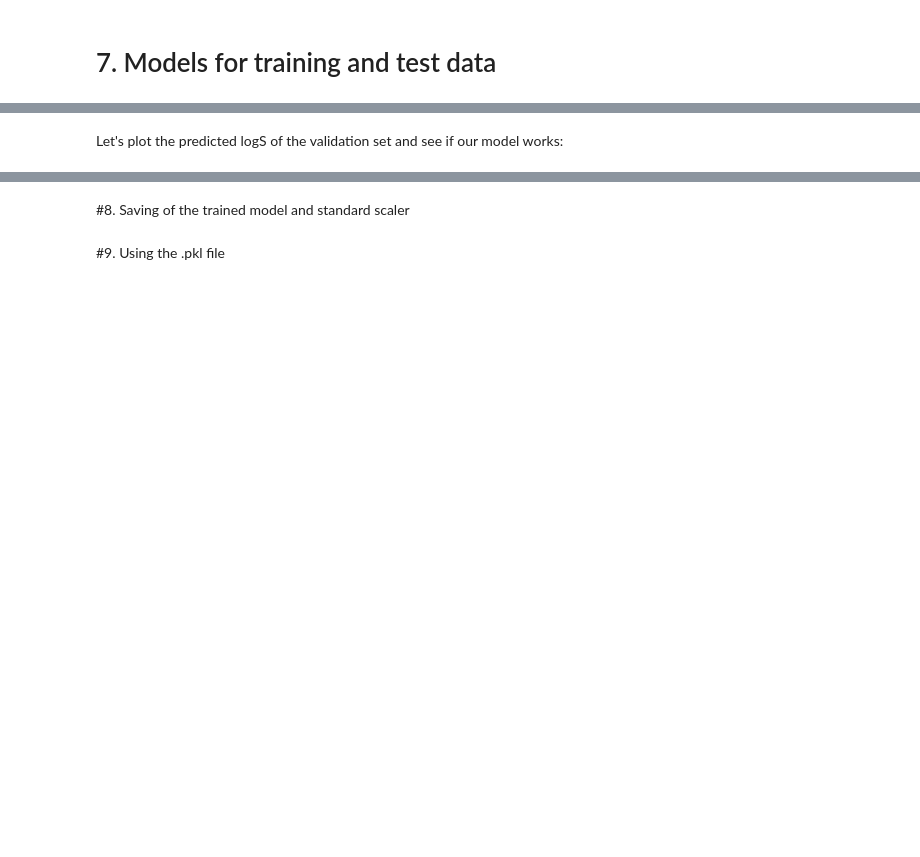
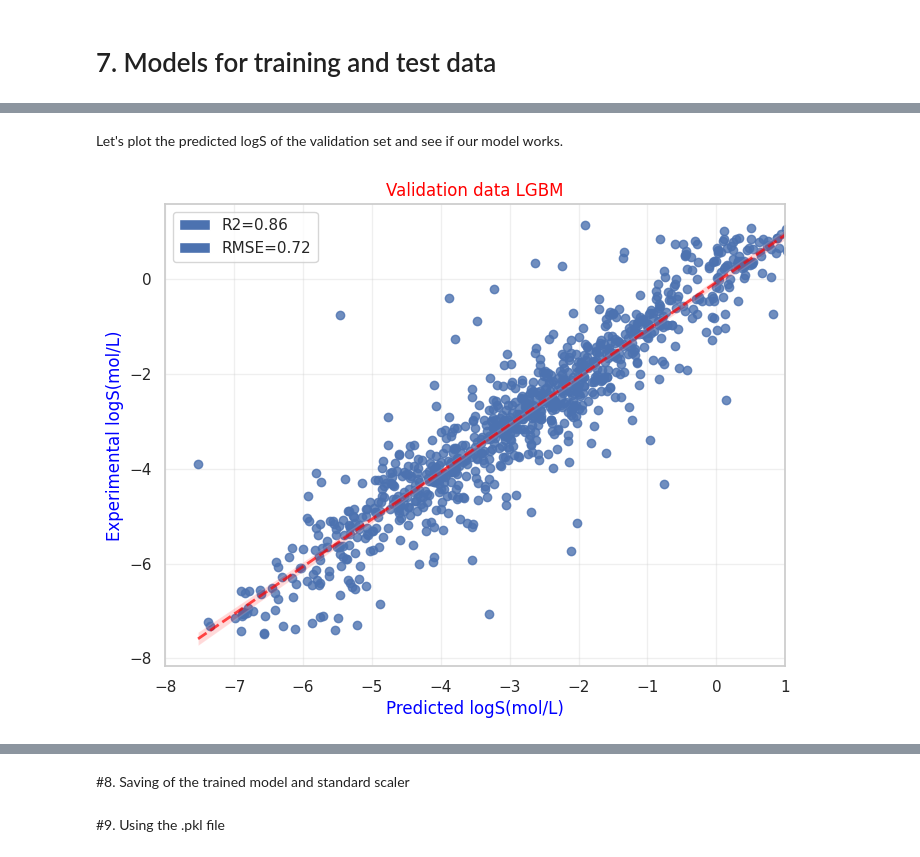
Before and after one commit to LucasCossard/WSPP_Projectppchem, a Jupyter notebook: Notebook_WSP.ipynb, the cells around one changed output, grey strips where cells are left out. Cells and saved outputs as stored; diff of their text form; code cells hidden in the pictures; blank space fills up the shorter version.

Commit message:
add download files

```diff
--- a/Notebook_WSP.ipynb
+++ b/Notebook_WSP.ipynb
@@ -471,24 +532,24 @@ To have a second regressor model we choose Random Forest for his performance in
 # %%
 # Handle missing values in x_train
-#imputer = SimpleImputer(strategy='mean')
-#x_train_imputed = imputer.fit_transform(x_train)
+imputer = SimpleImputer(strategy='mean')
+x_train_imputed = imputer.fit_transform(x_train)
 
 # Scale the input data
-#scaler = StandardScaler()
-#x_train_scaled = scaler.fit_transform(x_train_imputed)
+scaler = StandardScaler()
+x_train_scaled = scaler.fit_transform(x_train_imputed)
 
 # Define the parameter grid for grid search
-#paramsRF = {
-#    'max_depth': list(range(2, 32, 16)),
-#    'n_estimators': list(range(1, 1000, 200))
-#}
+paramsRF = {
+    'max_depth': list(range(2, 32, 16)),
+    'n_estimators': list(range(1, 1000, 200))
+}
 
 # Perform grid search with RandomForestRegressor
-#grid_searchRF = GridSearchCV(RandomForestRegressor(random_state=42),
-#                             param_grid=paramsRF, cv=5, verbose=1)
+grid_searchRF = GridSearchCV(RandomForestRegressor(random_state=42),
+                             param_grid=paramsRF, cv=5, verbose=1)
 
 # Fit the grid search to the scaled data
-#grid_searchRF.fit(x_train_scaled, y_train)
+grid_searchRF.fit(x_train_scaled, y_train)
 
 # Print the best parameters found
-#print("Optimized parameters for a RandomForestRegressor can be: ", grid_searchRF.best_params_)
+print("Optimized parameters for a RandomForestRegressor can be: ", grid_searchRF.best_params_)
@@ -740,4 +638,4 @@ def plot_data(actual, predicted, title):
     rmse = mpatches.Patch(label="RMSE={:04.2f}".format(rmse))
     plt.legend(handles=[R2, rmse])
 # %% [markdown]
-Let's plot the predicted logS of the validation set and see if our model works:
+Let's plot the predicted logS of the validation set and see if our model works.
@@ -747 +642,19 @@ plot_data(y_valid,y_preds,"Validation data LGBM")
+# %%
+from google.colab import files
+
+sn.set_theme(style="whitegrid")
+plot_data(y_valid,y_preds,"Validation data LGBM")
+
+# Save the plot as PNG
+plt.savefig('/content/data_LGBM.png')
+
+# Download the plot
+files.download('/content/data_LGBM.png')
+
+# Save data to CSV
+data_to_save = pd.DataFrame({'True Values': data_dl["LogS exp (mol/L)"], 'Predicted Values': y_test_preds})
+data_to_save.to_csv('/content/data_LGBM.csv', index=False)
+files.download('/content/data_LGBM.csv')
+# %% [output]
+[figure, added]
 # %%
```
Also changed, not shown: parts of 106 cells of this notebook.
